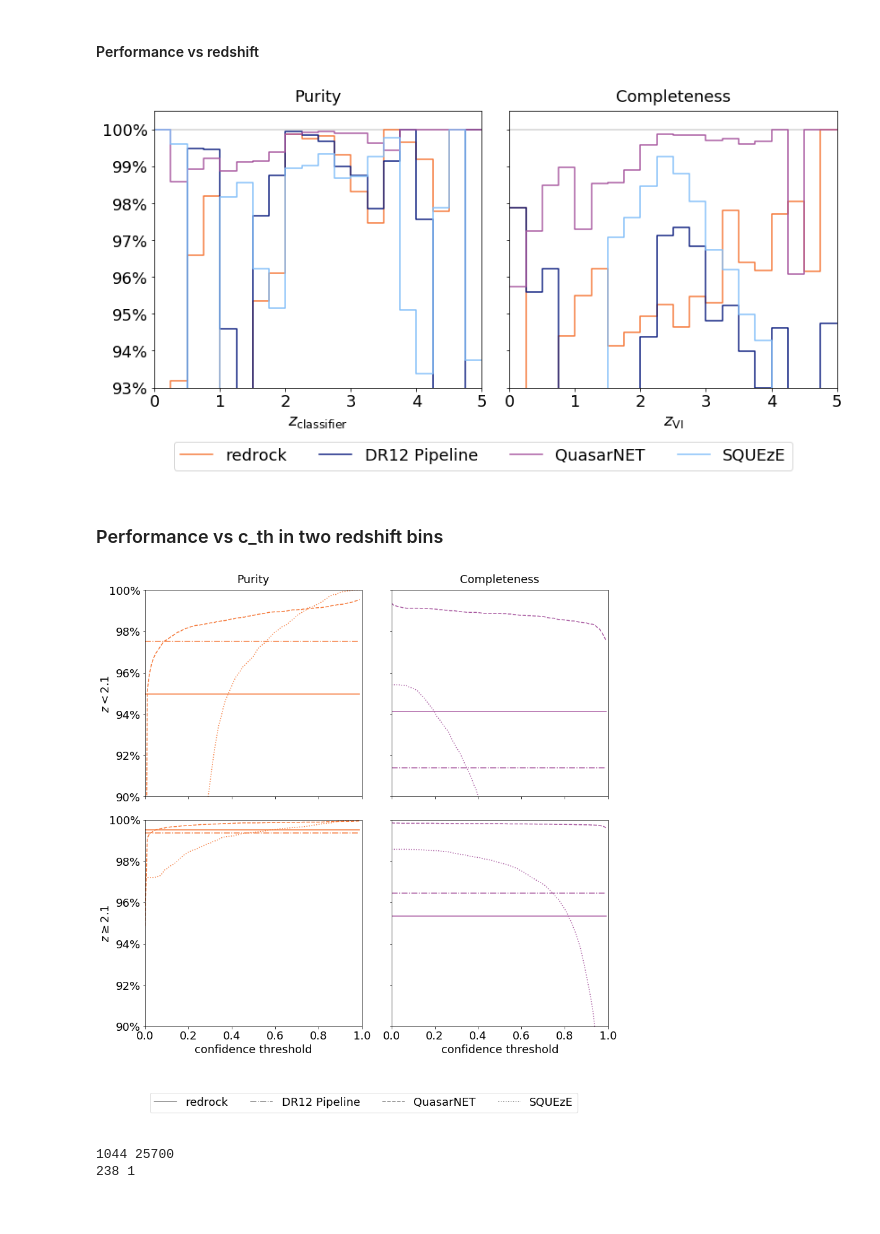
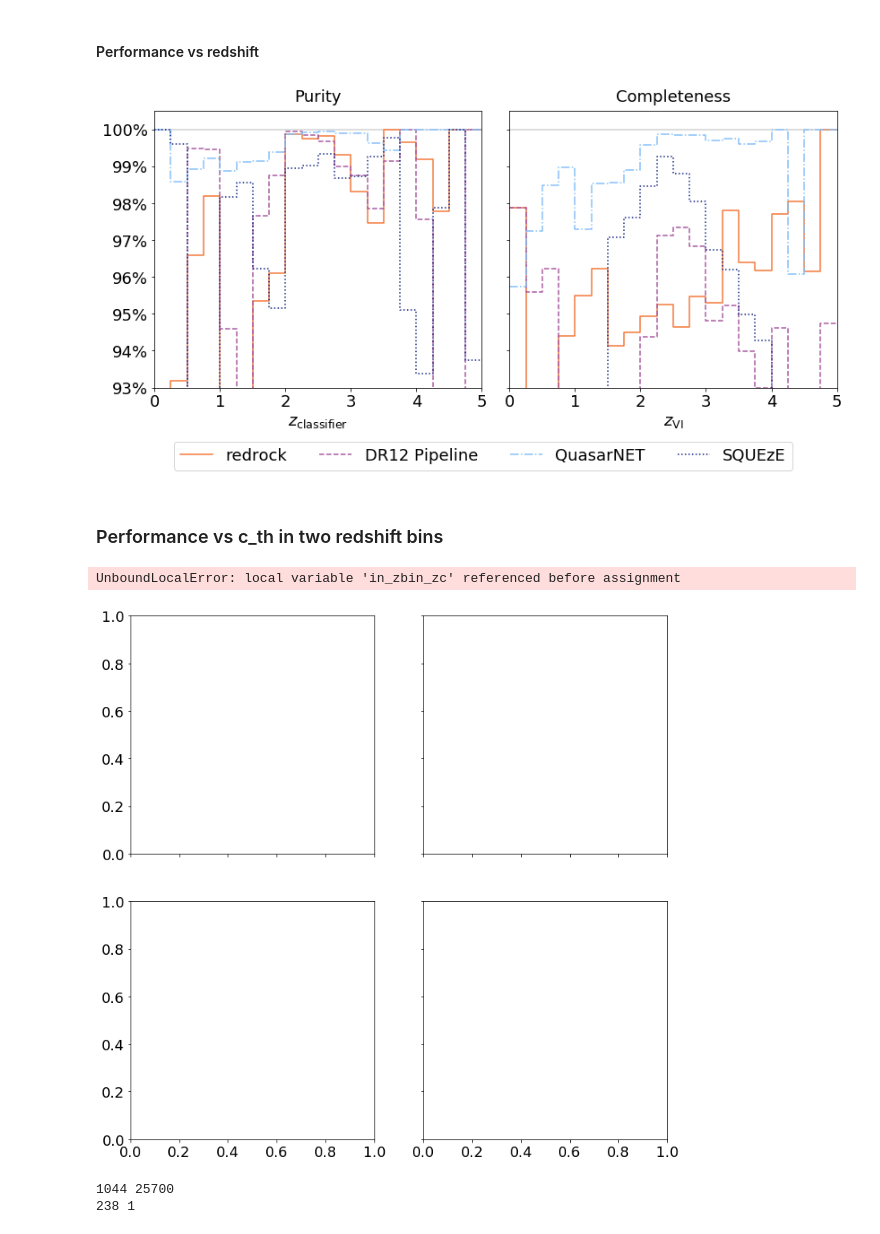
Before and after one commit to jfarr03/QuasarNET_analysis, a Jupyter notebook: analysis/notebooks/classifier_performance_summary.ipynb, the cells around one changed output. Saved outputs shown, nothing was run; the diff lists cells and outputs as text; code cells hidden in the pictures.

```diff
--- a/analysis/notebooks/classifier_performance_summary.ipynb
+++ b/analysis/notebooks/classifier_performance_summary.ipynb
@@ -14,8 +12,9 @@ Using TensorFlow backend.
 # %%
-qnet_path = '/global/homes/j/jfarr/Projects/QuasarNET/'
 figsize = (12,6.5)
 fontsize = 18
 
+temp_output_loc = '/global/cfs/projectdirs/desi/users/jfarr/QuasarNET_paper/'
+
 plt.rc('font', size=fontsize)
 # %% [markdown]
 ### Load the results from the different classifiers
@@ -31,25 +30,25 @@ include_cmax_qn = True
 p_min = 0.32
 include_p_sq = True
 # %%
-f_truth = qnet_path+'/data/truth_DR12Q.fits'
+f_truth = variables.OUTDIR+'/data/truth/truth_dr12q.fits'
 truth = read_truth([f_truth])
 # %%
 data = {}
 
 ## Load the RR data.
-f_rr = '../results/rr_results/rr_sdr12q.fits'
+f_rr = temp_output_loc+'/results/rr_results/rr_sdr12q.fits'
 data['RR'] = utils.load_rr_data(f_rr)
 
 ## Load the DR12 pipeline data.
-f_dr12pipe = '../results/dr12pipe_results/dr12pipe_sdr12q.fits'
+f_dr12pipe = temp_output_loc+'/results/dr12pipe_results/dr12pipe_sdr12q.fits'
 data['PIPE'] = utils.load_rr_data(f_dr12pipe)
 
 ## Load the QN data.
-f_qn = '../results/qn_results/qn_performance_vs_training_set_size/qn_90pc.fits'
+f_qn = temp_output_loc+'/results/qn_results/qn_performance_vs_training_set_size/qn_90pc.fits'
 data['QN'] = utils.load_qn_data(f_qn,n_lines=n_lines,c_th=c_th,include_cmax=include_cmax_qn)
 
 ## Load the SQ data.
-f_sq = '../results/sq_results/sq_sdr12q.fits'
+f_sq = temp_output_loc+'/results/sq_results/sq_sdr12q.fits'
 data['SQ'] = utils.load_sq_data(f_sq,p_min=p_min,include_p=include_p_sq)
 # %% [markdown]
 ### Find the set of common targetids, and reduce all data to that set
@@ -90,31 +89,31 @@ strategies = {}
 
 strategies['RR'] = {'w': data_table['ISQSO_RR'] & (data_table['ZWARN_RR']==0),
                     'z': data_table['Z_RR'],
-                    'n': 'redrock'
-                    'c': colours['C0'],
+                    'n': 'redrock',
+                    'c': utils.colours['C0'],
                     'ls': '-',
                    }
 
 strategies['PIPE'] = {'w': data_table['ISQSO_PIPE'] & (data_table['ZWARN_PIPE']==0),
                       'z': data_table['Z_PIPE'],
-                      'n': 'DR12 Pipeline'
-                      'c': colours['C1'],
+                      'n': 'DR12 Pipeline',
+                      'c': utils.colours['C1'],
                       'ls': '--',
                      }
 
 strategies['QN'] = {'w': (data_table['CMAX_QN']>cth),
                     'confs': data_table['CMAX_QN'],
                     'z': data_table['Z_QN'],
-                    'n': 'QuasarNET'
-                    'c': colours['C1'],
+                    'n': 'QuasarNET',
+                    'c': utils.colours['C2'],
                     'ls': '-.',
                    }
 
 strategies['SQ'] = {'w': (data_table['P_SQ']>pmin),
                     'confs': data_table['P_SQ'],
                     'z': data_table['Z_SQ'],
-                    'n': 'SQUEzE'
-                    'c': colours['C1'],
+                    'n': 'SQUEzE',
+                    'c': utils.colours['C3'],
                     'ls': ':',
                    }
 # %% [markdown]
@@ -132,22 +131,23 @@ plot.plot_pur_com_vs_z(data_table,strategies,filename=filename,
 
 plt.show()
 # %% [output]
-[figure, old version]
+[figure, new version]
 # %% [markdown]
 ### Performance vs c_th in two redshift bins
 # %%
 zbins = [(None,2.1),(2.1,None)]
 ymin = 0.9
 ymax = 1.0
 filename = '../plots/classifier_performance_summary_alt.pdf'
 
-plot_pur_com_vs_cth_zbin(data_table,strategies,filename=filename,
+plot.plot_pur_com_vs_cth_zbin(data_table,strategies,filename=filename,
                          zbins=zbins,dv_max=dv_max,nydec=0,
                          figsize=(12,12),ymin=ymin,ymax=ymax)
 
 plt.show()
 # %% [output]
+UnboundLocalError: local variable 'in_zbin_zc' referenced before assignment
-[figure, old version]
+[figure, new version]
 # %%
 ## WIP
 # %%
```
Also changed, not shown: parts of 1 cell of this notebook.
